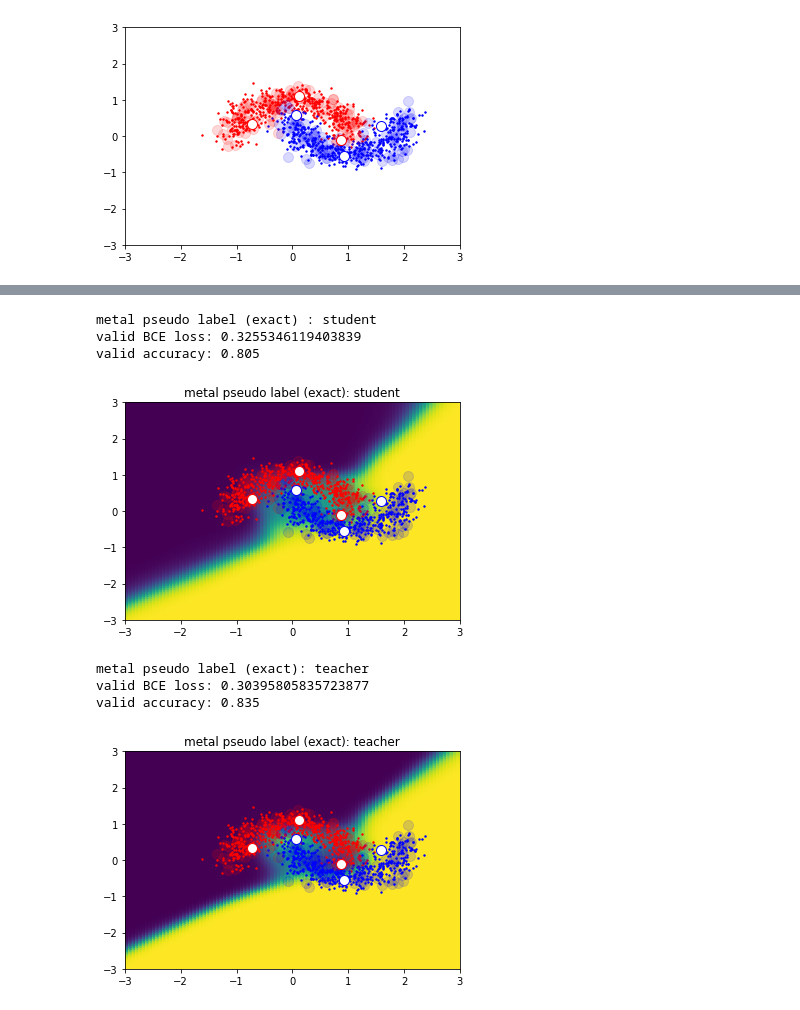
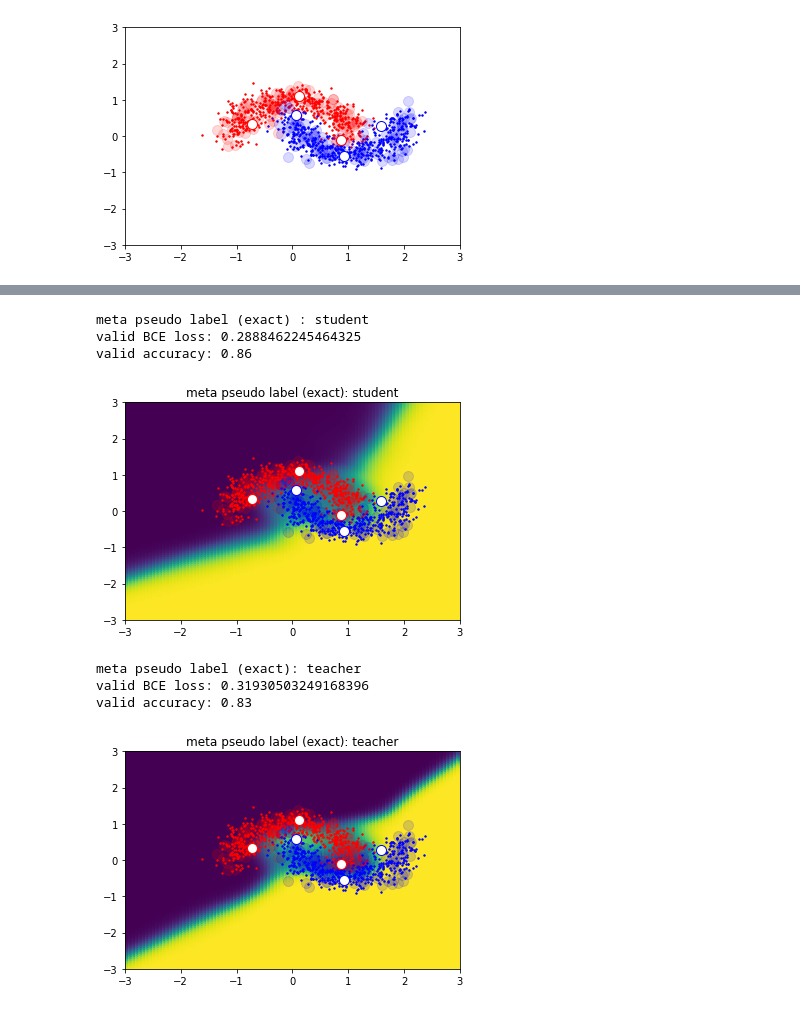
Before and after one commit to kitewatermelon/pseudolabeling_experiment, a Jupyter notebook: playground for meta-pseudo-label.ipynb, the cells around one changed output, grey strips where cells are left out. Saved outputs shown, nothing was run; the diff lists cells and outputs as text; code cells hidden in the pictures.

Commit message:
Kaggle Notebook | playground for meta-pseudo-label | Version 1

```diff
--- a/playground for meta-pseudo-label.ipynb
+++ b/playground for meta-pseudo-label.ipynb
@@ -128,7 +128,7 @@ if 1:
     net = Net().cuda()
     optimizer = optim.SGD(net.parameters(),lr=0.001, momentum=0.9)
 
-    for iteration in range(200):
+    for iteration in range(100):
         random_sample = np.random.choice(num_unlabel*2,16).tolist()
         u_x = torch.from_numpy(x_unlabel[random_sample]).float().cuda()
         u_y = torch.from_numpy(y_unlabel[random_sample]).float().cuda()
@@ -313,42 +313,42 @@ if 1:
         s_u_loss  = s_u_loss[torch.abs(pseudo_y-0.5)>0.45].mean()
 
         # s_u_loss를 계산하는 것에 관여한 노드들에 대해 backpropagate
         s_u_loss.backward()
         # 파라미터 값들이 현재의 gradient값에 기반하여 업데이트 되도록 수행
         s_optimizer.step()
 
         #train teacher : update teacher using pesudo label data student change in loss
         s_l_logit_new = student(l_x)
         s_l_loss_new  = F.binary_cross_entropy_with_logits(s_l_logit_new, l_y)
         t_mpl_loss    = s_l_loss_new
 
         t_l_logit = teacher(l_x)
         t_l_loss = F.binary_cross_entropy_with_logits(t_l_logit, l_y)
 
         (t_l_loss+t_mpl_loss).backward()
         #(t_mpl_loss).backward()
         t_optimizer.step()
 
 
         #print(iteration, s_u_loss.item(), t_l_loss.item(), t_mpl_loss.item())
     #-------------------------------
-    print('metal pseudo label (exact) : student')
+    print('meta pseudo label (exact) : student')
     print_validate(student)
     show_predict_space(student)
-    plt.title('metal pseudo label (exact): student')
+    plt.title('meta pseudo label (exact): student')
     plt.show()
 
-    print('metal pseudo label (exact): teacher')
+    print('meta pseudo label (exact): teacher')
     print_validate(teacher)
     show_predict_space(teacher)
-    plt.title('metal pseudo label (exact): teacher')
+    plt.title('meta pseudo label (exact): teacher')
     plt.show()
 # %% [output]
-metal pseudo label (exact) : student
-valid BCE loss: 0.3255346119403839
-valid accuracy: 0.805
+meta pseudo label (exact) : student
+valid BCE loss: 0.2888462245464325
+valid accuracy: 0.86
-[figure, old version]
+[figure, new version]
-metal pseudo label (exact): teacher
-valid BCE loss: 0.30395805835723877
-valid accuracy: 0.835
+meta pseudo label (exact): teacher
+valid BCE loss: 0.31930503249168396
+valid accuracy: 0.83
-[figure, old version]
+[figure, new version]
```
Also changed, not shown: parts of 3 cells of this notebook.
